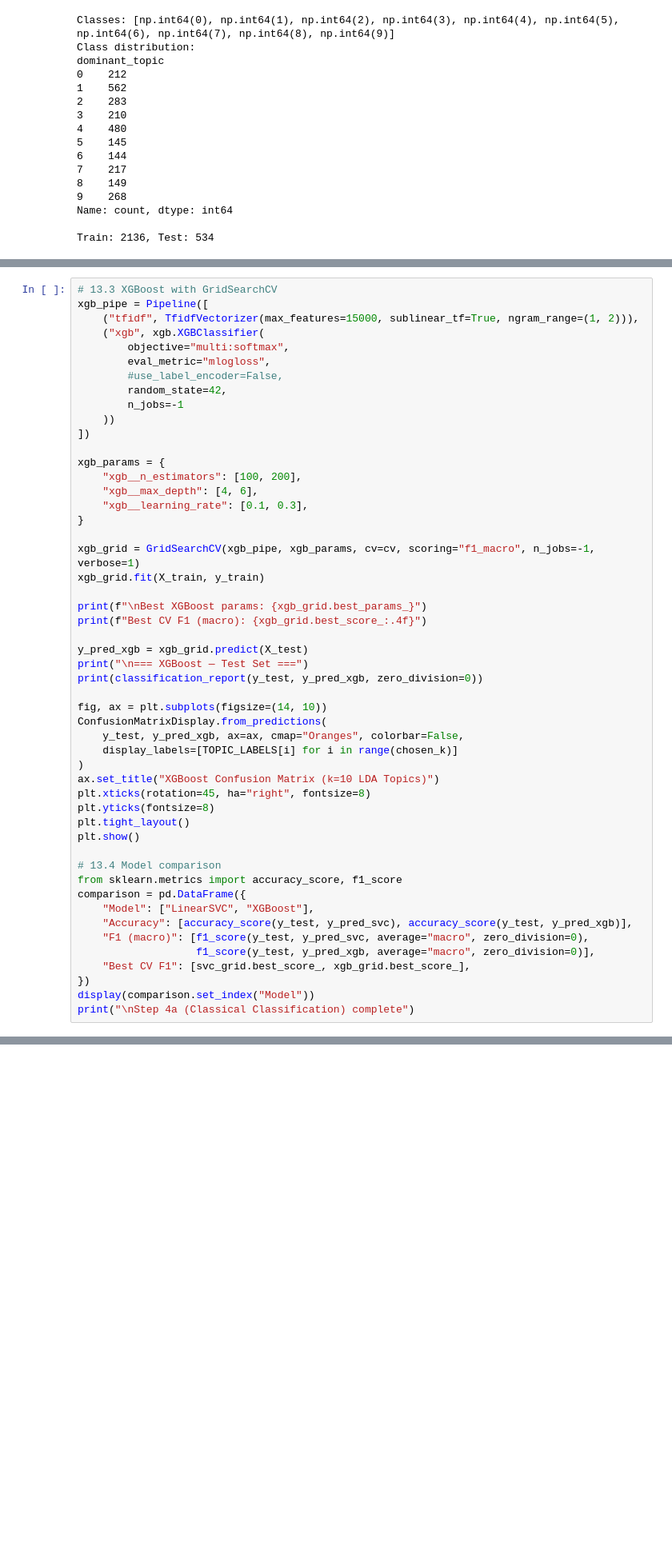
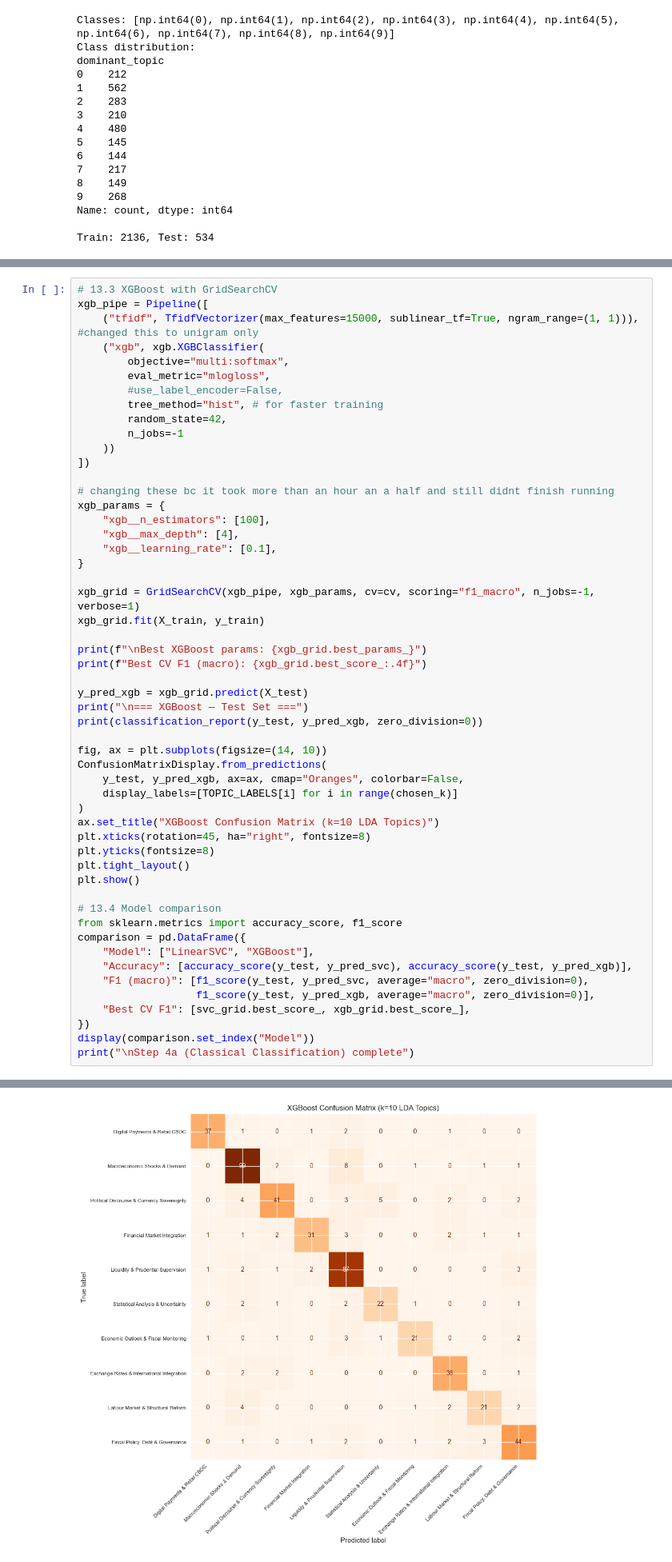
Before and after one commit to maximiliansteinecon/NLP_ECB_SPEECHES, a Jupyter notebook: ecb_speeches_full_project.ipynb, the cells around one changed output, grey strips where cells are left out. Shown at 80% size. Saved outputs shown, nothing was run; the diff lists cells and outputs as text; blank space fills up the shorter version.

Commit message:
Ran until section 14 and put into the report. We may need to change the parameter combinations for XGBOOST because I made it super simplistic so that it finishes running less than an hour

```diff
--- a/ecb_speeches_full_project.ipynb
+++ b/ecb_speeches_full_project.ipynb
@@ -1401,20 +1401,22 @@ weighted avg       0.89      0.89      0.89       534
 # %%
 # 13.3 XGBoost with GridSearchCV
 xgb_pipe = Pipeline([
-    ("tfidf", TfidfVectorizer(max_features=15000, sublinear_tf=True, ngram_range=(1, 2))),
+    ("tfidf", TfidfVectorizer(max_features=15000, sublinear_tf=True, ngram_range=(1, 1))), #changed this to unigram only
     ("xgb", xgb.XGBClassifier(
         objective="multi:softmax",
         eval_metric="mlogloss",
         #use_label_encoder=False,
+        tree_method="hist", # for faster training
         random_state=42,
         n_jobs=-1
     ))
 ])
 
+# changing these bc it took more than an hour an a half and still didnt finish running
 xgb_params = {
-    "xgb__n_estimators": [100, 200],
-    "xgb__max_depth": [4, 6],
-    "xgb__learning_rate": [0.1, 0.3],
+    "xgb__n_estimators": [100],
+    "xgb__max_depth": [4],
+    "xgb__learning_rate": [0.1],
 }
 
 xgb_grid = GridSearchCV(xgb_pipe, xgb_params, cv=cv, scoring="f1_macro", n_jobs=-1, verbose=1)
@@ -1454,0 +1484 @@ KeyboardInterrupt:
+[figure, added]
```
Also changed, not shown: parts of 1 cell of this notebook.
